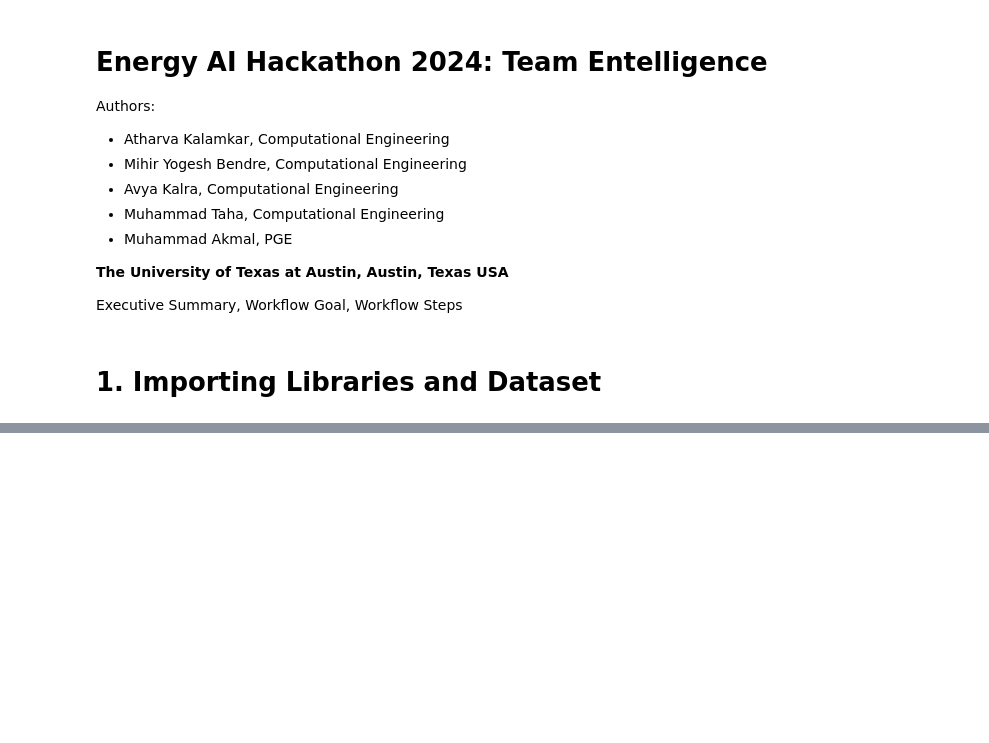
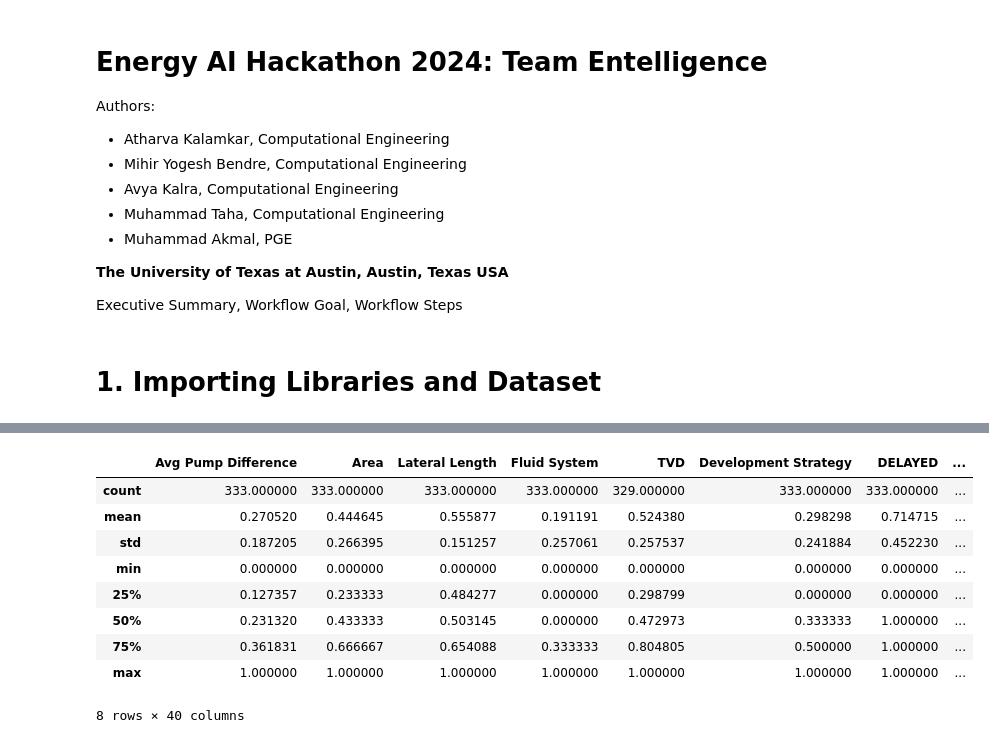
Before and after one commit to PGEHackathon/Entelligence, a Jupyter notebook: Entelligence.ipynb, the cells around one changed output, grey strips where cells are left out. Drawn from its saved outputs; the diff is of its cells as text; code cells hidden in the pictures; blank space fills up the shorter version.

```diff
--- a/Entelligence.ipynb
+++ b/Entelligence.ipynb
@@ -35,3 +40,7 @@ from sklearn.metrics import (
     precision_score,
     confusion_matrix,
 )
+# %%
+#Importing the data
+dataFile ='HackathonData2024.csv'
+data = pd.read_csv(dataFile,index_col=0)
@@ -37,0 +73,13 @@ from sklearn.metrics import (
+# %%
+data.describe()
+# %% [output]
+|  | Avg Pump Difference | Area | Lateral Length | Fluid System | TVD | Development Strategy | DELAYED | ... |
+| count | 333.000000 | 333.000000 | 333.000000 | 333.000000 | 329.000000 | 333.000000 | 333.000000 | ... |
+| mean | 0.270520 | 0.444645 | 0.555877 | 0.191191 | 0.524380 | 0.298298 | 0.714715 | ... |
+| std | 0.187205 | 0.266395 | 0.151257 | 0.257061 | 0.257537 | 0.241884 | 0.452230 | ... |
+| min | 0.000000 | 0.000000 | 0.000000 | 0.000000 | 0.000000 | 0.000000 | 0.000000 | ... |
+| 25% | 0.127357 | 0.233333 | 0.484277 | 0.000000 | 0.298799 | 0.000000 | 0.000000 | ... |
+| 50% | 0.231320 | 0.433333 | 0.503145 | 0.000000 | 0.472973 | 0.333333 | 1.000000 | ... |
+| 75% | 0.361831 | 0.666667 | 0.654088 | 0.333333 | 0.804805 | 0.500000 | 1.000000 | ... |
+| max | 1.000000 | 1.000000 | 1.000000 | 1.000000 | 1.000000 | 1.000000 | 1.000000 | ... |
+8 rows × 40 columns
```
Also changed, not shown: parts of 16 cells of this notebook, 2 other files.
